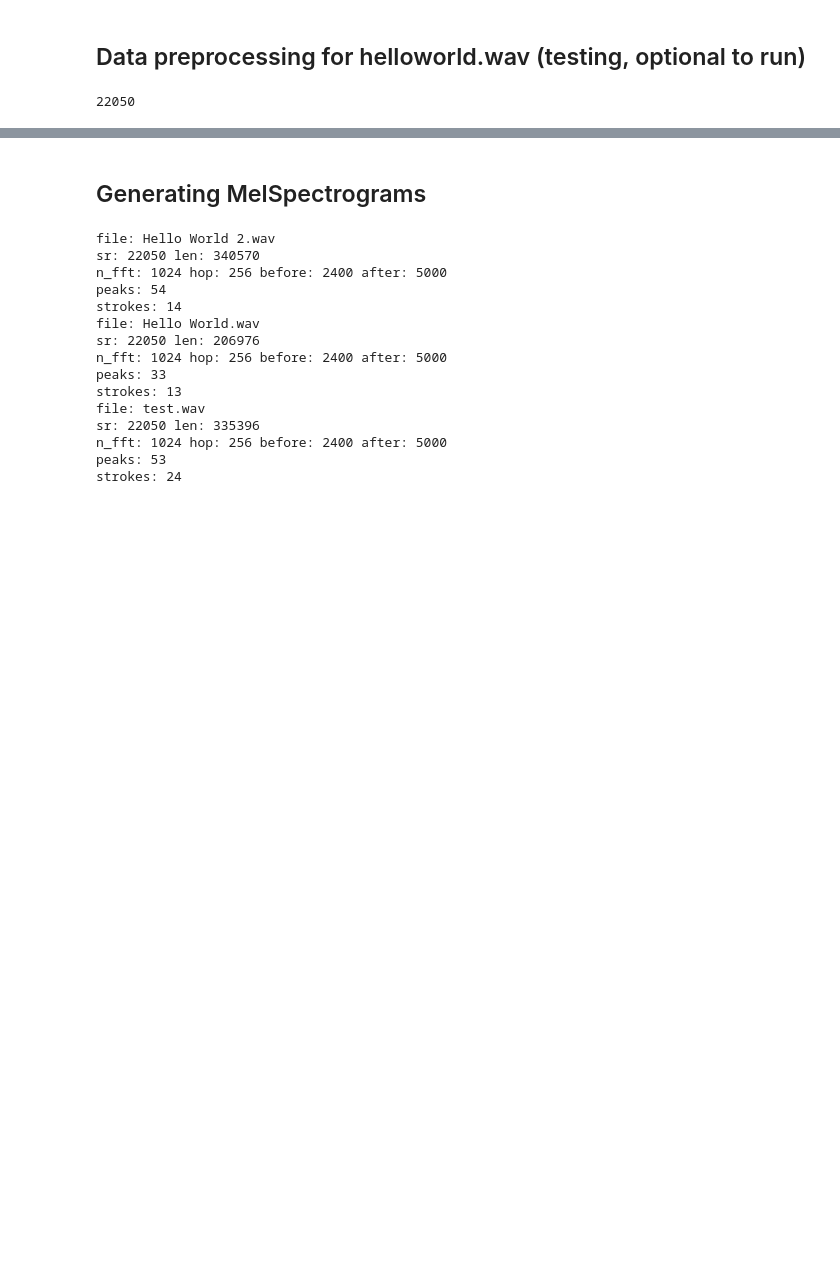
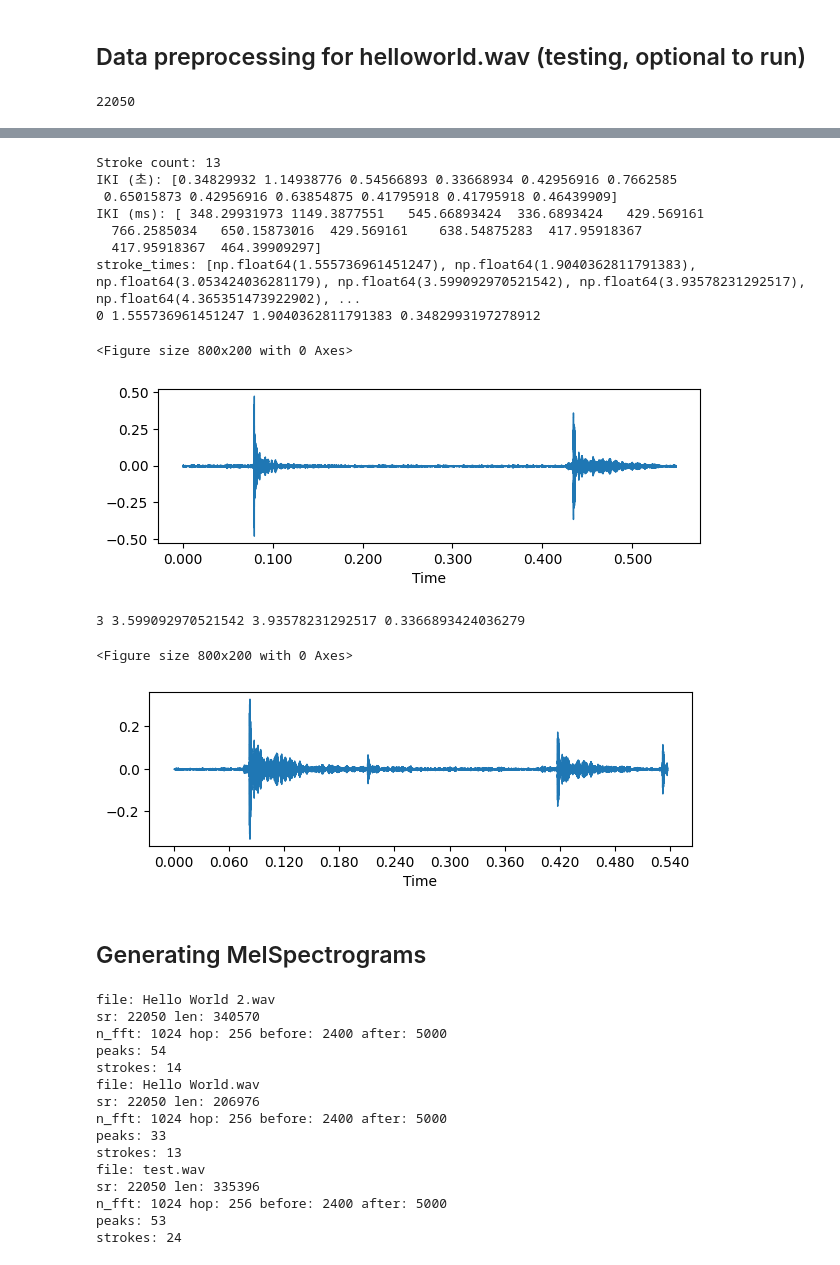
Before and after one commit to GyulimKim2005/Keystroke-Reconstruction-by-ASCA, a Jupyter notebook: mel_spectorgram_new.ipynb, the cells around one changed output, grey strips where cells are left out. Cells and saved outputs as stored; diff of their text form; code cells hidden in the pictures; blank space fills up the shorter version.

```diff
--- a/mel_spectorgram_new.ipynb
+++ b/mel_spectorgram_new.ipynb
@@ -139,3 +151,42 @@ strokes: 14
+# %%
+iki = np.diff(stroke_times)
+print(f"Stroke count: {len(stroke_times)}")
+print(f"IKI (초): {iki}")
+print(f"IKI (ms): {iki * 1000}")
+
+
+print("stroke_times:", stroke_times)
+
+if len(stroke_times) < 2:
+    print("=> stroke_times가 2개 미만입니다. isolator/peaks 확인 필요.")
+else:
+    iki = np.diff(np.array(stroke_times))
+
+    short_idx = np.where(iki < 0.4)[0]
+
+
+
+    for i in short_idx:
+        print(i, stroke_times[i], stroke_times[i+1], iki[i])
+        start = int(max(0, (stroke_times[i]-0.1)*sr0))
+        end = int(min(len(sample0), (stroke_times[i+1]+0.1)*sr0))
+        plt.figure(figsize=(8,2))
+        disp_waveform(sample0[start:end], sr=sr0)
+        plt.show()
+# %% [output]
+Stroke count: 13
+IKI (초): [0.34829932 1.14938776 0.54566893 0.33668934 0.42956916 0.7662585
+ 0.65015873 0.42956916 0.63854875 0.41795918 0.41795918 0.46439909]
+IKI (ms): [ 348.29931973 1149.3877551   545.66893424  336.6893424   429.569161
+  766.2585034   650.15873016  429.569161    638.54875283  417.95918367
+  417.95918367  464.39909297]
+stroke_times: [np.float64(1.555736961451247), np.float64(1.9040362811791383), np.float64(3.053424036281179), np.float64(3.599092970521542), np.float64(3.93578231292517), np.float64(4.365351473922902), ...
+0 1.555736961451247 1.9040362811791383 0.3482993197278912
+<Figure size 800x200 with 0 Axes>
+[figure, added]
+3 3.599092970521542 3.93578231292517 0.3366893424036279
+<Figure size 800x200 with 0 Axes>
+[figure, added]
 # %%
 spect = librosa.feature.melspectrogram(y=np.asarray(strokes[0]), n_mels=64, hop_length=225)
 # %%
```
Also changed, not shown: parts of 16 cells of this notebook.
